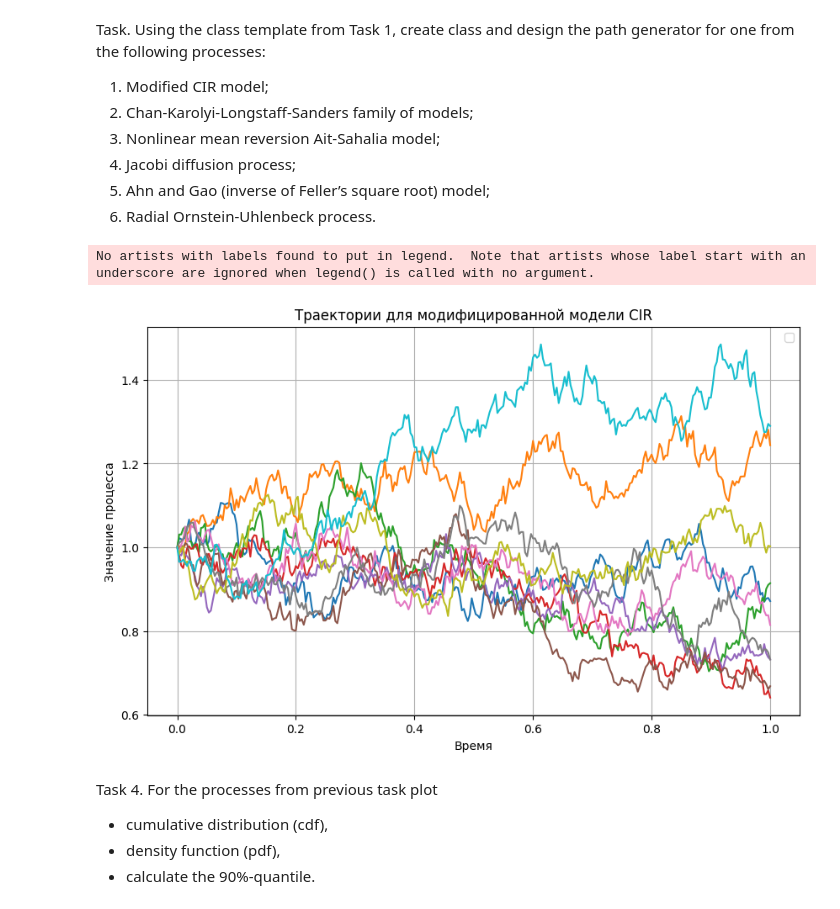
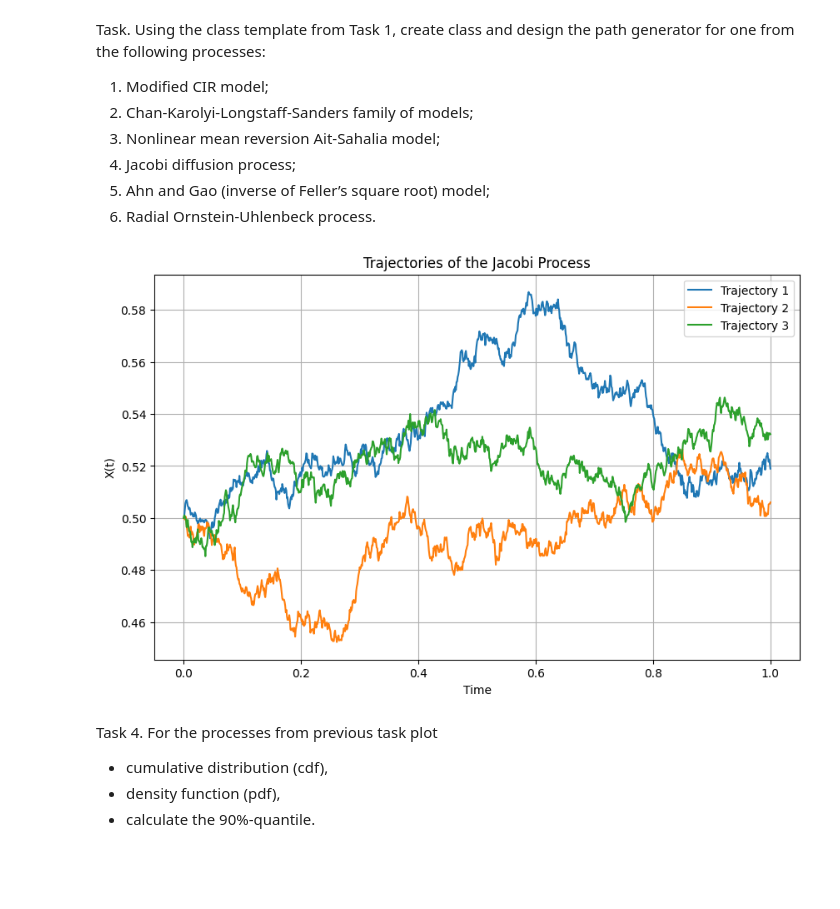
Before and after one commit to AstemirGongapshev/SSP_Sirius, a Jupyter notebook: lab3_SPP.ipynb, the cells around one changed output. Saved outputs shown, nothing was run; the diff lists cells and outputs as text; code cells hidden in the pictures; blank space fills up the shorter version.

```diff
--- a/lab3_SPP.ipynb
+++ b/lab3_SPP.ipynb
@@ -741,33 +741,35 @@ class ModifiedCIRprocess(StochasticProcess):
         return t_data, x_data
 # %%
-theta1 = 0.5
-theta2 = 1.0
-theta3 = 0.3
-
-params = [theta1, theta2, theta3]
+theta = 2.0
+mu = 0.5
+sigma = 0.1
 T = 1.0
-Nx = 10
-Nt = 300
+Nx = 3
+Nt = 1000
 
 
-cir_process = ModifiedCIRprocess(params, T, Nx, Nt)
+params = [theta, mu, sigma]
+jacobi_process = JacobiProcess(params, T, Nx, Nt)
+
+np.random.seed(42)
+dwt = np.random.normal(0, np.sqrt(T / Nt), (Nt, Nx))
 
 
-t_data, x_data = cir_process.PathGenerator()
+t_data, x_data = jacobi_process.ExactSolution(dwt)
 
 
 plt.figure(figsize=(10, 6))
 for i in range(Nx):
-    plt.plot(t_data, x_data[:, i])
-plt.title('Траектории для модифицированной модели CIR')
-plt.xlabel('Время')
-plt.ylabel('Значение процесса')
+    plt.plot(t_data, x_data[:, i], label=f"Trajectory {i + 1}")
+
+plt.title("Trajectories of the Jacobi Process")
+plt.xlabel("Time")
+plt.ylabel("X(t)")
+plt.grid(True)
 plt.legend()
-plt.grid(True)
 plt.show()
 # %% [output]
-No artists with labels found to put in legend.  Note that artists whose label start with an underscore are ignored when legend() is called with no argument.
-[figure, old version]
+[figure, new version]
 # %% [markdown]
 Task 4. For the processes from previous task plot
 * cumulative distribution (cdf),
```
Also changed, not shown: parts of 14 cells of this notebook, 1 other file.
